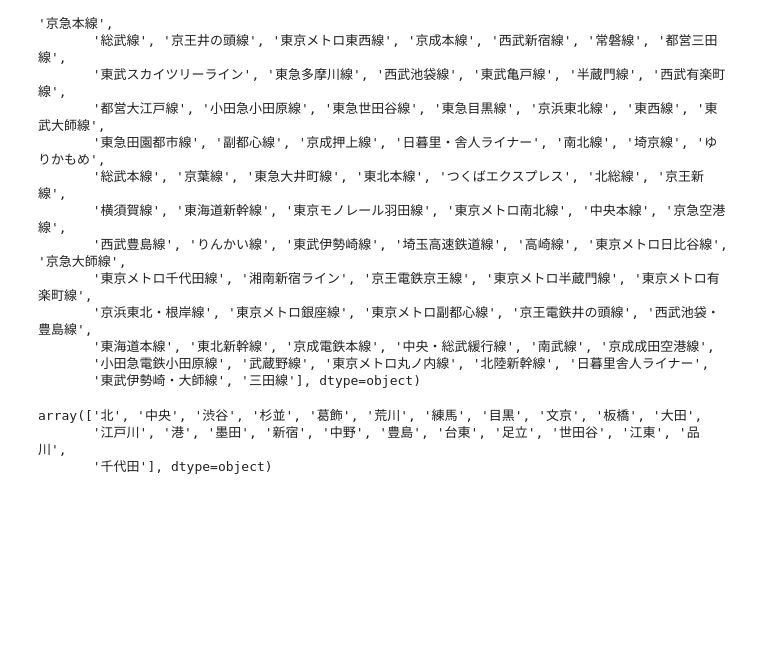
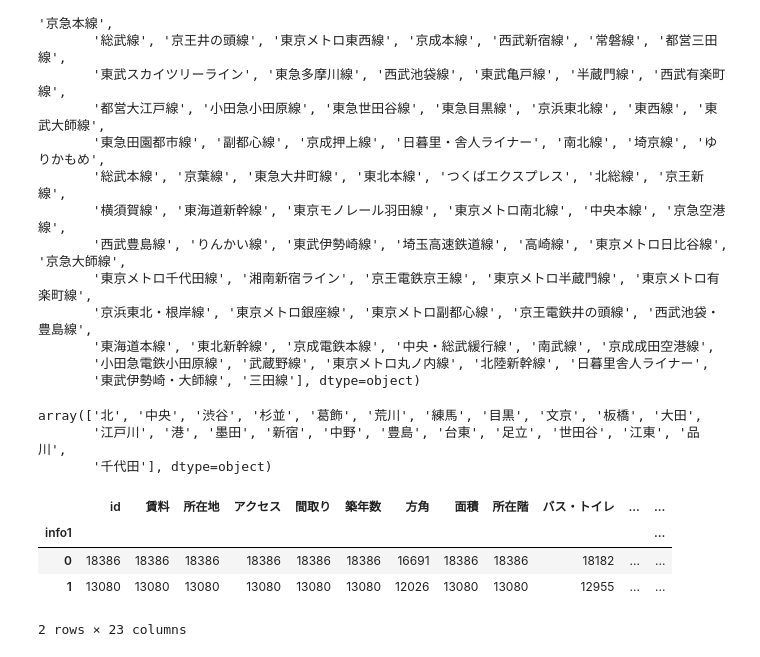
Before and after one commit to MosasoM/mynavi, a Jupyter notebook: mynavi_datavis.ipynb, the cells around one changed output. Saved outputs shown, nothing was run; the diff lists cells and outputs as text; code cells hidden in the pictures; blank space fills up the shorter version.

```diff
--- a/mynavi_datavis.ipynb
+++ b/mynavi_datavis.ipynb
@@ -1315,3 +1315,40 @@ hoge["district"].unique()
 array(['北', '中央', '渋谷', '杉並', '葛飾', '荒川', '練馬', '目黒', '文京', '板橋', '大田',
        '江戸川', '港', '墨田', '新宿', '中野', '豊島', '台東', '足立', '世田谷', '江東', '品川',
        '千代田'], dtype=object)
+# %%
+class info_encoder:
+    def __init__(self):
+        self.keys = {'インターネット対応': 0, 'CATV': 1, 'CSアンテナ': 2, 'BSアンテナ': 3,
+                     '光ファイバー': 4, '高速インターネット': 5, 'インターネット使用料無料': 6,"有線放送":7}
+    def fit(self,x,y):
+        return self
+    def transform(self,x):
+        temp = x["放送・通信"].values
+        setubi = [[0 for i in range(len(self.keys))] for j in range(len(temp))]
+        pat = re.compile(r"／")
+        for i in range(len(temp)):
+            if temp[i] != temp[i]:
+                continue
+            else:
+                block = temp[i].split()
+                for b in block:
+                    if pat.sub("",b) in self.keys:
+                        setubi[i][self.keys[pat.sub("",b)]] = 1
+        setubi = pd.DataFrame(setubi)
+        c_num = len(setubi.columns)
+        col = []
+        for i in range(c_num):
+            col.append("info"+str(i))
+        setubi.columns = col
+        hoge = x.drop("放送・通信",axis = 1)
+        setubi.index = hoge.index
+        return pd.concat([hoge,setubi],axis = 1)
+temp = info_encoder()
+hoge = temp.transform(train)
+hoge.groupby("info1").count()
+# %% [output]
+|  | id | 賃料 | 所在地 | アクセス | 間取り | 築年数 | 方角 | 面積 | 所在階 | バス・トイレ | ... | ... |
+| info1 |  |  |  |  |  |  |  |  |  |  |  | ... |
+| 0 | 18386 | 18386 | 18386 | 18386 | 18386 | 18386 | 16691 | 18386 | 18386 | 18182 | ... | ... |
+| 1 | 13080 | 13080 | 13080 | 13080 | 13080 | 13080 | 12026 | 13080 | 13080 | 12955 | ... | ... |
+2 rows × 23 columns
```
Also changed, not shown: parts of 9 cells of this notebook, 38 other files.
